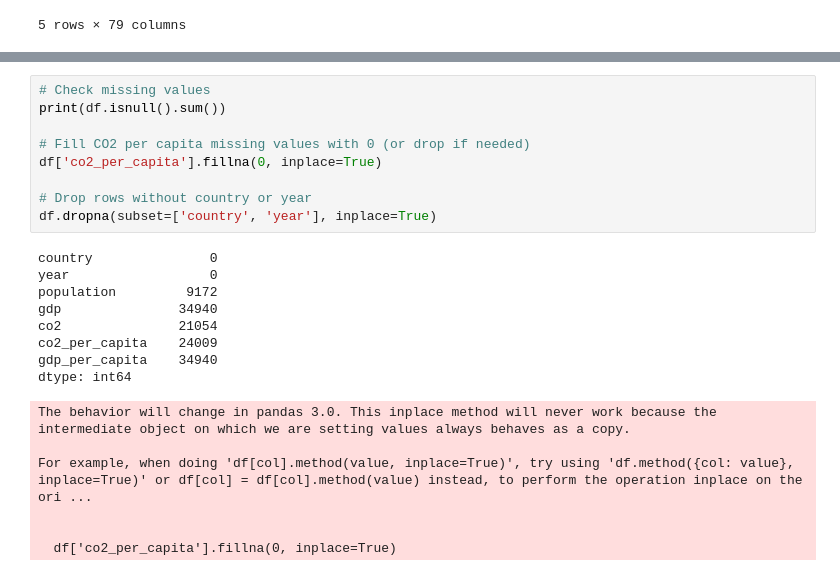
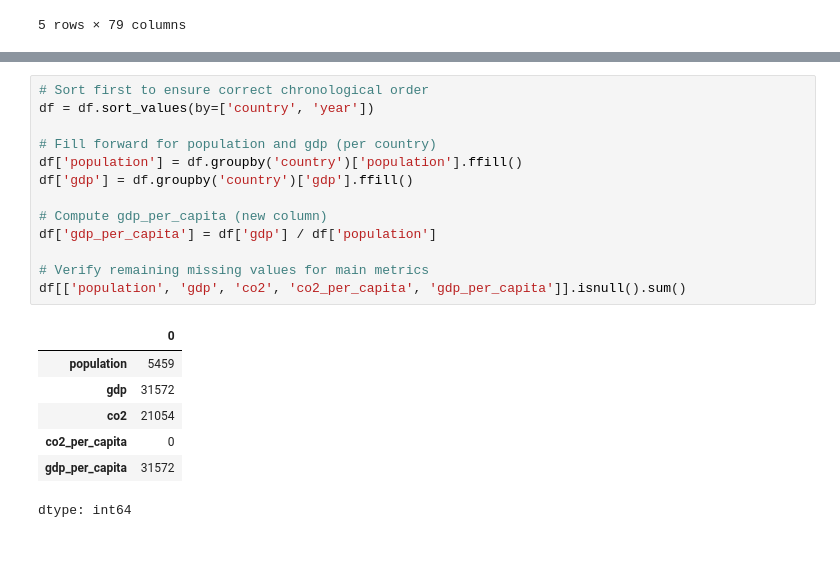
Before and after one commit to yatharth-mishra/city-mood-analytics, a Jupyter notebook: 01_data_cleaning.ipynb, the cells around one changed output, grey strips where cells are left out. Drawn from its saved outputs; the diff is of its cells as text; blank space fills up the shorter version.

```diff
--- a/01_data_cleaning.ipynb
+++ b/01_data_cleaning.ipynb
@@ -95,24 +123,21 @@ df['gdp_per_capita'] = df['gdp'] / df['population']
-# %%
-# Check missing values
-print(df.isnull().sum())
-
-# Fill CO2 per capita missing values with 0 (or drop if needed)
-df['co2_per_capita'].fillna(0, inplace=True)
-
-# Drop rows without country or year
-df.dropna(subset=['country', 'year'], inplace=True)
-# %% [output]
-country               0
-year                  0
-population         9172
-gdp               34940
-co2               21054
-co2_per_capita    24009
-gdp_per_capita    34940
-dtype: int64
-The behavior will change in pandas 3.0. This inplace method will never work because the intermediate object on which we are setting values always behaves as a copy.
-
-For example, when doing 'df[col].method(value, inplace=True)', try using 'df.method({col: value}, inplace=True)' or df[col] = df[col].method(value) instead, to perform the operation inplace on the ori ...
-
-
-  df['co2_per_capita'].fillna(0, inplace=True)
+# %%
+# Sort first to ensure correct chronological order
+df = df.sort_values(by=['country', 'year'])
+
+# Fill forward for population and gdp (per country)
+df['population'] = df.groupby('country')['population'].ffill()
+df['gdp'] = df.groupby('country')['gdp'].ffill()
+
+# Compute gdp_per_capita (new column)
+df['gdp_per_capita'] = df['gdp'] / df['population']
+
+# Verify remaining missing values for main metrics
+df[['population', 'gdp', 'co2', 'co2_per_capita', 'gdp_per_capita']].isnull().sum()
+# %% [output]
+|  | 0 |
+| population | 5459 |
+| gdp | 31572 |
+| co2 | 21054 |
+| co2_per_capita | 0 |
+| gdp_per_capita | 31572 |
+dtype: int64
```
Also changed, not shown: parts of 3 cells of this notebook.
